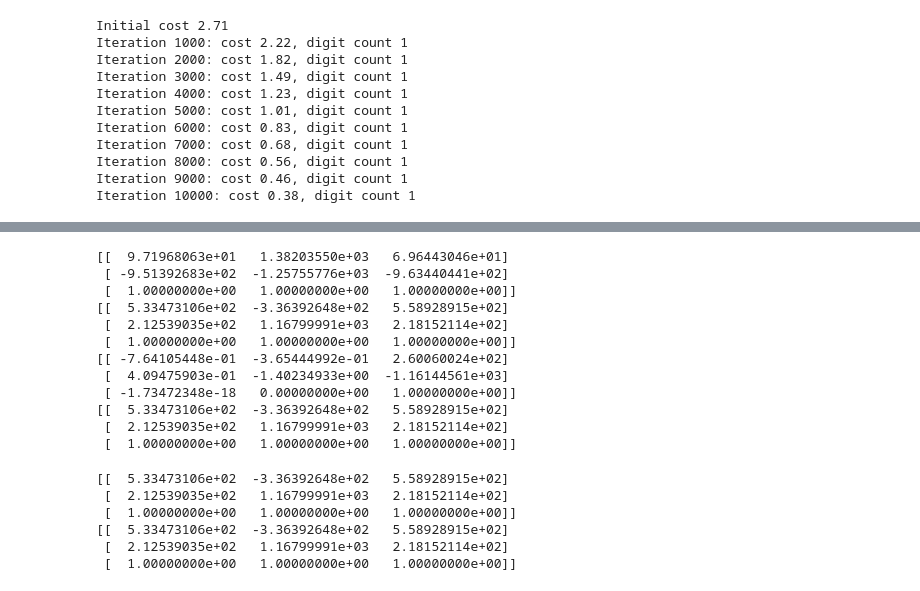
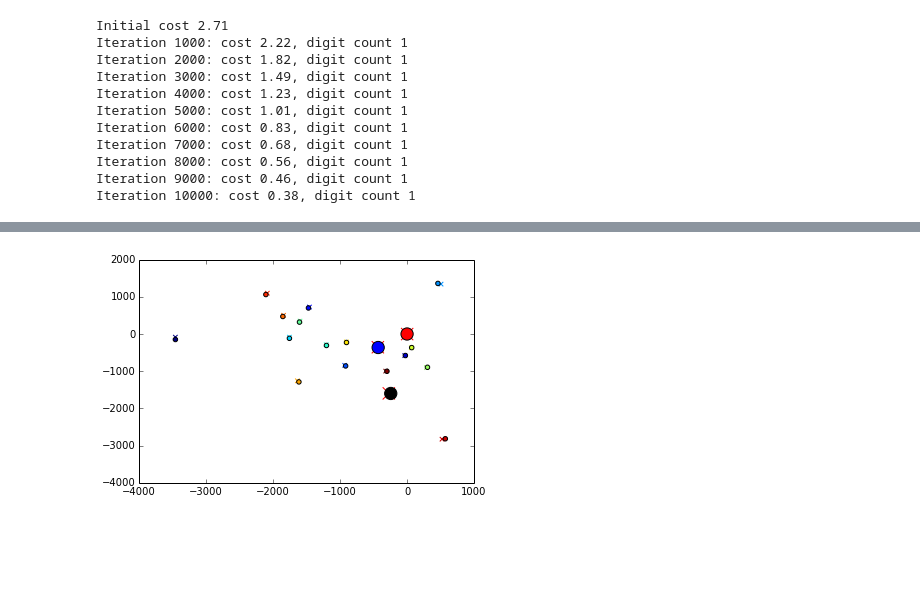
Before and after one commit to Taraxicum/geo_parser, a Jupyter notebook: Geographic Clustering-Test Case.ipynb, the cells around one changed output, grey strips where cells are left out. Saved outputs shown, nothing was run; the diff lists cells and outputs as text; code cells hidden in the pictures; blank space fills up the shorter version.

```diff
--- a/Geographic Clustering-Test Case.ipynb
+++ b/Geographic Clustering-Test Case.ipynb
@@ -250,38 +250,0 @@ plot_results(points, p, fixed_points, fp, inc_hyp=False)
-# %%
-#Find rotation and rotate hypothesized points so they overlay true points as much as possible?
-#fixed_points are the true locations, fp are the hypothesized locations.
-#want to find the affine transformation that maps from hypothesized to true.
-#i.e. T*fp = fixed_points.  So T = fixed_points*inv(fp)
-#Exact transformation of fixed points not working great - some sort of best fit probably more appropriate
-A = np.zeros((3,3))
-B = np.zeros((3,3))
-A[0, 0] = fp['fire']['x']
-A[1, 0] = fp['fire']['y']
-A[2, :] = 1
-A[0, 1] = fp['water']['x']
-A[1, 1] = fp['water']['y']
-A[0, 2] = fp['road']['x']
-A[1, 2] = fp['road']['y']
-
-B[0, 0] = fixed_points['fire']['x']
-B[1, 0] = fixed_points['fire']['y']
-B[2, :] = 1
-B[0, 1] = fixed_points['water']['x']
-B[1, 1] = fixed_points['water']['y']
-B[0, 2] = fixed_points['road']['x']
-B[1, 2] = fixed_points['road']['y']
-
-T = np.dot(B, np.linalg.inv(A))
-# %% [output]
-[[  9.71968063e+01   1.38203550e+03   6.96443046e+01]
- [ -9.51392683e+02  -1.25755776e+03  -9.63440441e+02]
- [  1.00000000e+00   1.00000000e+00   1.00000000e+00]]
-[[  5.33473106e+02  -3.36392648e+02   5.58928915e+02]
- [  2.12539035e+02   1.16799991e+03   2.18152114e+02]
- [  1.00000000e+00   1.00000000e+00   1.00000000e+00]]
-[[ -7.64105448e-01  -3.65444992e-01   2.60060024e+02]
- [  4.09475903e-01  -1.40234933e+00  -1.16144561e+03]
- [ -1.73472348e-18   0.00000000e+00   1.00000000e+00]]
-[[  5.33473106e+02  -3.36392648e+02   5.58928915e+02]
- [  2.12539035e+02   1.16799991e+03   2.18152114e+02]
- [  1.00000000e+00   1.00000000e+00   1.00000000e+00]]
@@ -291,10 +251,27 @@ t_fp = np.dot(T, A)
-# %%
-print t_fp
-print B
-# %% [output]
-[[  5.33473106e+02  -3.36392648e+02   5.58928915e+02]
- [  2.12539035e+02   1.16799991e+03   2.18152114e+02]
- [  1.00000000e+00   1.00000000e+00   1.00000000e+00]]
-[[  5.33473106e+02  -3.36392648e+02   5.58928915e+02]
- [  2.12539035e+02   1.16799991e+03   2.18152114e+02]
- [  1.00000000e+00   1.00000000e+00   1.00000000e+00]]
+# %%
+def fp_to_array(fp):
+    A = np.zeros((2, 3))
+    A[0,0] = fp['fire']['x']
+    A[1,0] = fp['fire']['y']
+    A[0,1] = fp['water']['x']
+    A[1,1] = fp['water']['y']
+    A[0,2] = fp['road']['x']
+    A[1,2] = fp['road']['y']
+    return A
+
+def rotate(points, fixed_points, angle):
+    A = np.zeros((2,2))
+    A[0,0] = np.cos(angle)
+    A[1,0] = np.sin(angle)
+    A[0,1] = -np.sin(angle)
+    A[1,1] = np.cos(angle)
+
+    return np.transpose(np.dot(A, np.transpose(points[['x', 'y']].values))), np.dot(A, fp_to_array(fixed_points))
+# %%
+pr, fpr = rotate(p, fp, 4*np.pi/5)
+# negative x-values to make a reflection over the y-axis
+plt.scatter(-pr[:, 0], pr[:, 1], c=range(0, len(pr[:,0])), marker='x')
+plt.scatter(-fpr[0,:], fpr[1, :], c='red', marker='x', s=150)
+plot_results(points, p, fixed_points, fp, inc_hyp=False)
+# %% [output]
+[figure, added]
```
Also changed, not shown: parts of 10 cells of this notebook.
